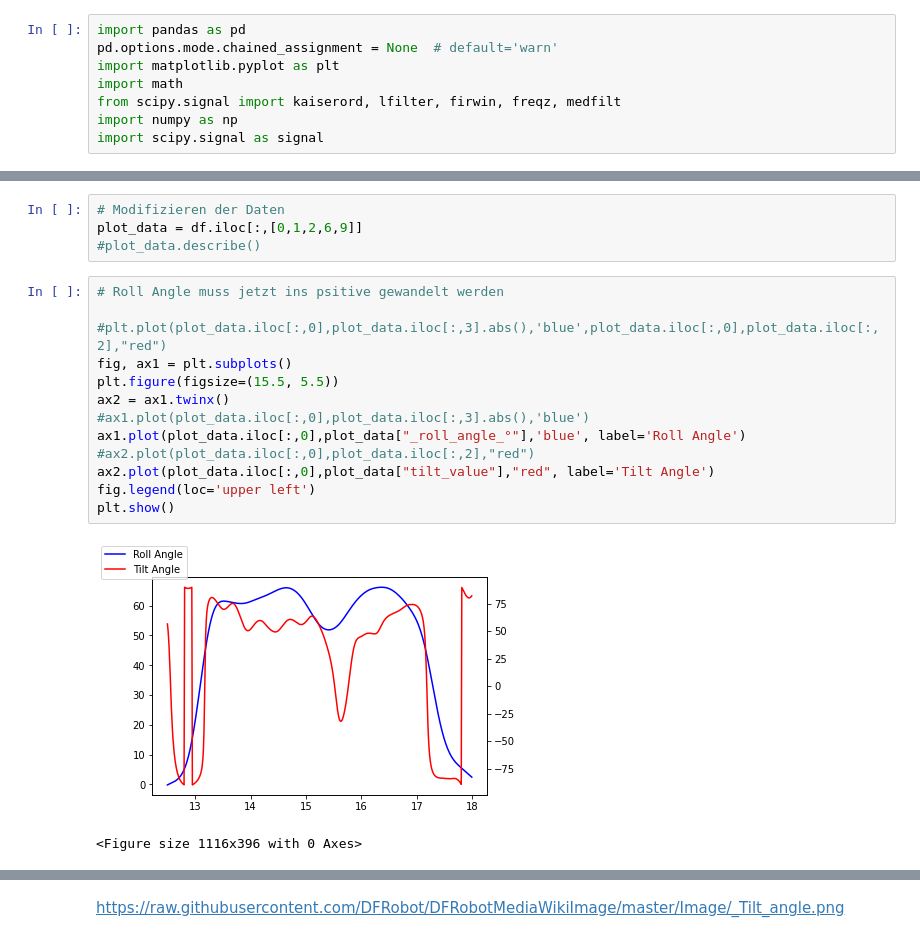
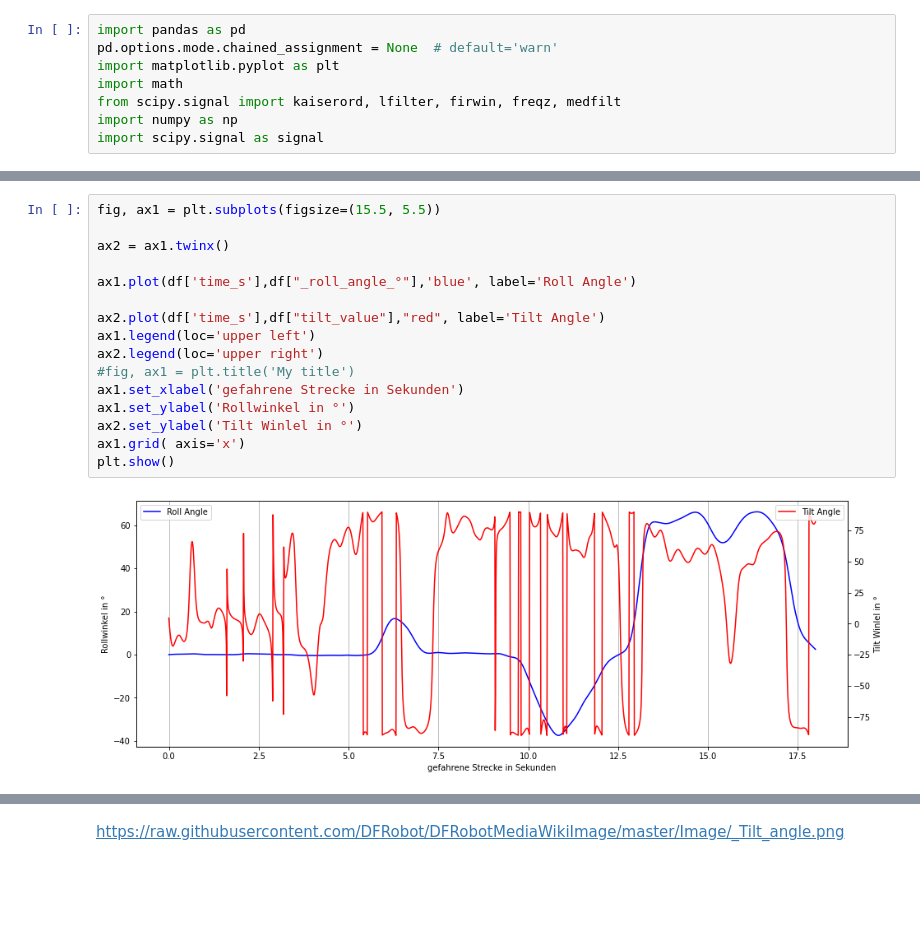
Before and after one commit to Said-Ch/WinterbergBDA, a Jupyter notebook: superbob_daten.ipynb, the cells around one changed output, grey strips where cells are left out. Saved outputs shown, nothing was run; the diff lists cells and outputs as text; blank space fills up the shorter version.

```diff
--- a/superbob_daten.ipynb
+++ b/superbob_daten.ipynb
@@ -89,22 +95,20 @@ df.head()
-# %%
-# Modifizieren der Daten
-plot_data = df.iloc[:,[0,1,2,6,9]]
-#plot_data.describe()
-# %%
-# Roll Angle muss jetzt ins psitive gewandelt werden
-
-#plt.plot(plot_data.iloc[:,0],plot_data.iloc[:,3].abs(),'blue',plot_data.iloc[:,0],plot_data.iloc[:,2],"red")
-fig, ax1 = plt.subplots()
-plt.figure(figsize=(15.5, 5.5))
-ax2 = ax1.twinx()
-#ax1.plot(plot_data.iloc[:,0],plot_data.iloc[:,3].abs(),'blue')
-ax1.plot(plot_data.iloc[:,0],plot_data["_roll_angle_°"],'blue', label='Roll Angle')
-#ax2.plot(plot_data.iloc[:,0],plot_data.iloc[:,2],"red")
-ax2.plot(plot_data.iloc[:,0],plot_data["tilt_value"],"red", label='Tilt Angle')
-fig.legend(loc='upper left')
-plt.show()
-# %% [output]
-[figure, removed]
-<Figure size 1116x396 with 0 Axes>
+# %%
+fig, ax1 = plt.subplots(figsize=(15.5, 5.5))
+
+ax2 = ax1.twinx()
+
+ax1.plot(df['time_s'],df["_roll_angle_°"],'blue', label='Roll Angle')
+
+ax2.plot(df['time_s'],df["tilt_value"],"red", label='Tilt Angle')
+ax1.legend(loc='upper left')
+ax2.legend(loc='upper right')
+#fig, ax1 = plt.title('My title')
+ax1.set_xlabel('gefahrene Strecke in Sekunden')
+ax1.set_ylabel('Rollwinkel in °')
+ax2.set_ylabel('Tilt Winlel in °')
+ax1.grid( axis='x')
+plt.show()
+# %% [output]
+[figure, added]
 # %%
 
```
Also changed, not shown: parts of 11 cells of this notebook.
